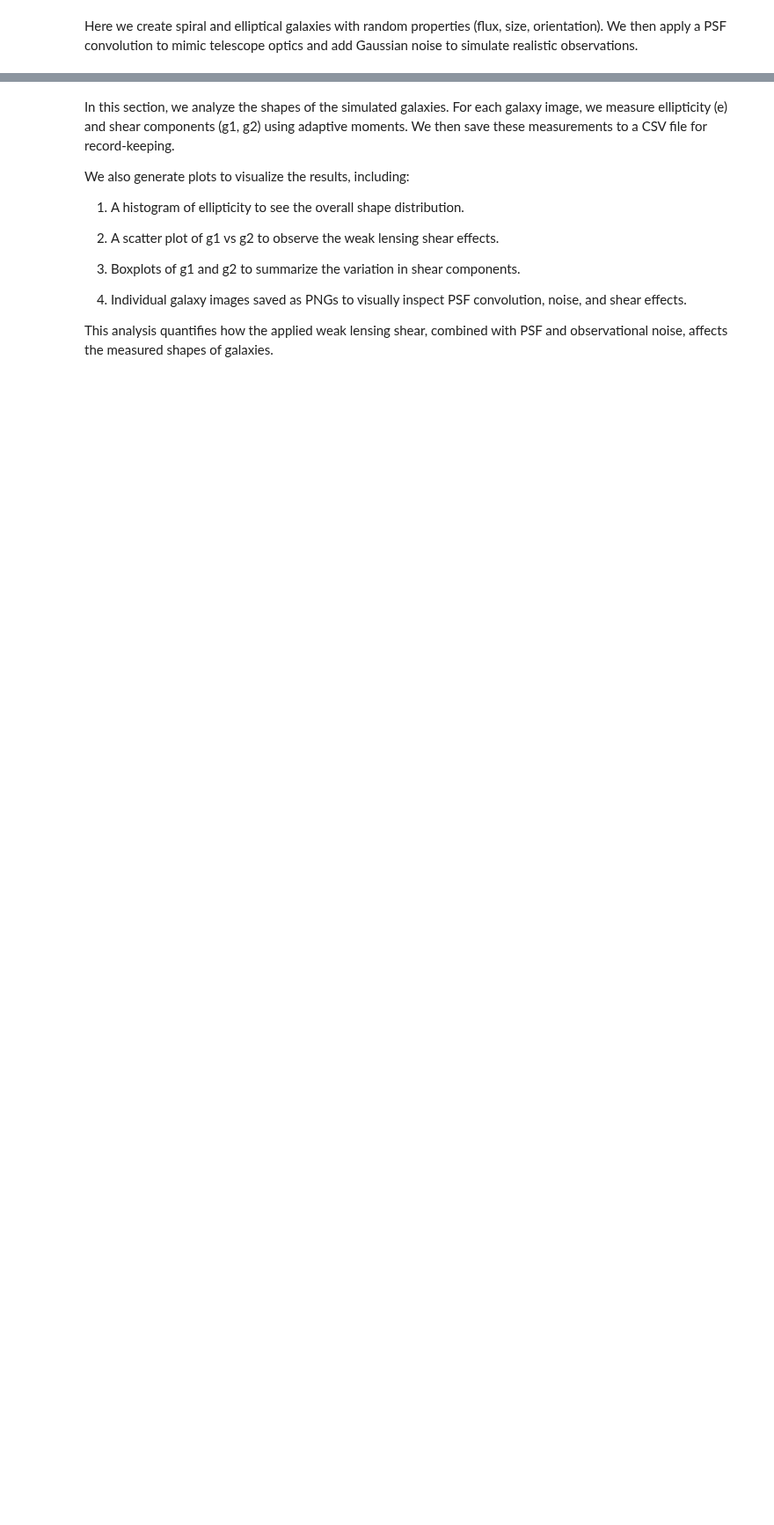
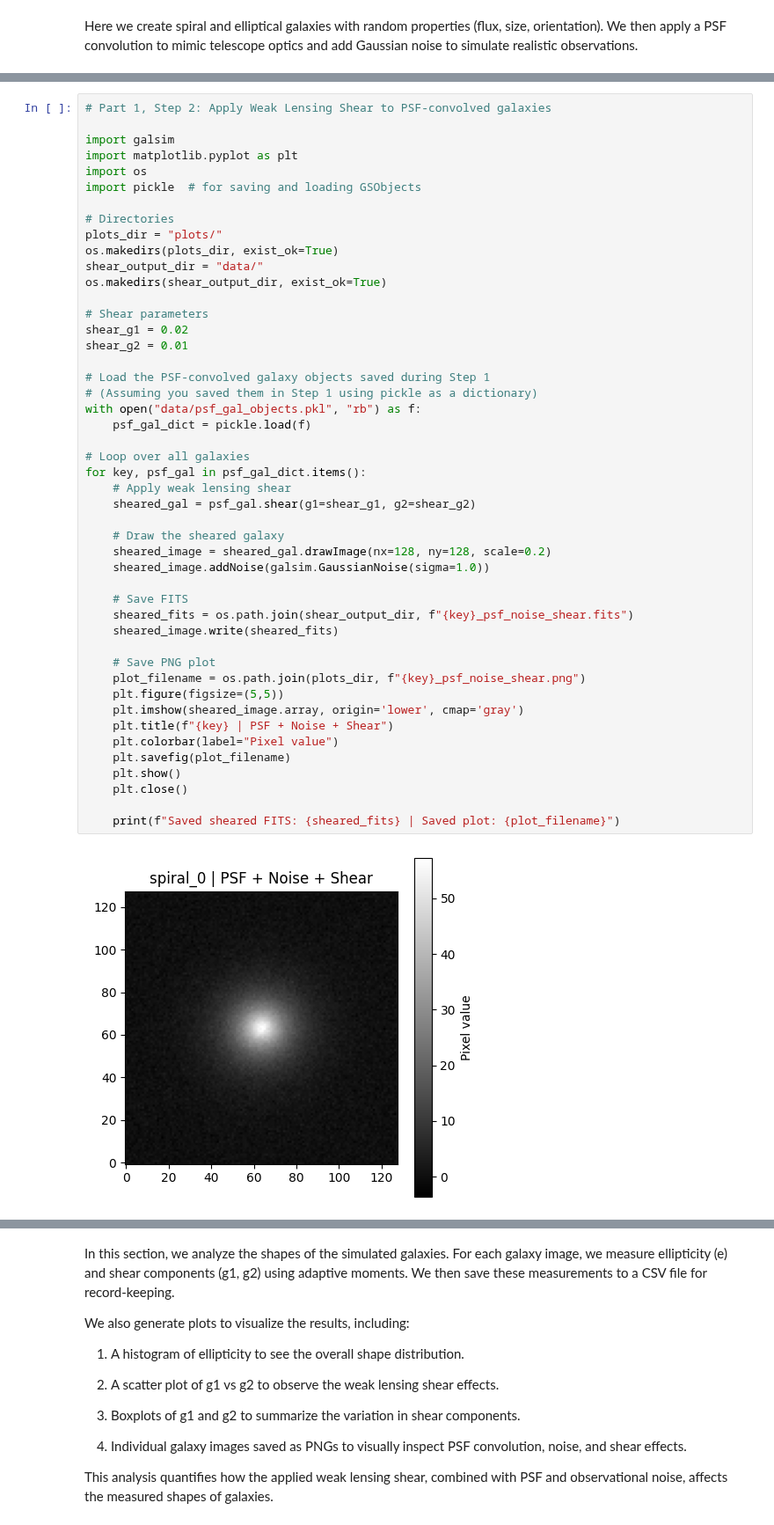
Before and after one commit to Najiya234/Galaxy_Lensing, a Jupyter notebook: Galaxy_Lensing.ipynb, the cells around one changed output, grey strips where cells are left out. Shown at 88% size. Cells and saved outputs as stored; diff of their text form; blank space fills up the shorter version.

```diff
--- a/Galaxy_Lensing.ipynb
+++ b/Galaxy_Lensing.ipynb
@@ -181,0 +151,49 @@ Here we create plots showing the simulated galaxies and summarize measured ellip
+# %%
+# Part 1, Step 2: Apply Weak Lensing Shear to PSF-convolved galaxies
+
+import galsim
+import matplotlib.pyplot as plt
+import os
+import pickle  # for saving and loading GSObjects
+
+# Directories
+plots_dir = "plots/"
+os.makedirs(plots_dir, exist_ok=True)
+shear_output_dir = "data/"
+os.makedirs(shear_output_dir, exist_ok=True)
+
+# Shear parameters
+shear_g1 = 0.02
+shear_g2 = 0.01
+
+# Load the PSF-convolved galaxy objects saved during Step 1
+# (Assuming you saved them in Step 1 using pickle as a dictionary)
+with open("data/psf_gal_objects.pkl", "rb") as f:
+    psf_gal_dict = pickle.load(f)
+
+# Loop over all galaxies
+for key, psf_gal in psf_gal_dict.items():
+    # Apply weak lensing shear
+    sheared_gal = psf_gal.shear(g1=shear_g1, g2=shear_g2)
+
+    # Draw the sheared galaxy
+    sheared_image = sheared_gal.drawImage(nx=128, ny=128, scale=0.2)
+    sheared_image.addNoise(galsim.GaussianNoise(sigma=1.0))
+
+    # Save FITS
+    sheared_fits = os.path.join(shear_output_dir, f"{key}_psf_noise_shear.fits")
+    sheared_image.write(sheared_fits)
+
+    # Save PNG plot
+    plot_filename = os.path.join(plots_dir, f"{key}_psf_noise_shear.png")
+    plt.figure(figsize=(5,5))
+    plt.imshow(sheared_image.array, origin='lower', cmap='gray')
+    plt.title(f"{key} | PSF + Noise + Shear")
+    plt.colorbar(label="Pixel value")
+    plt.savefig(plot_filename)
+    plt.show()
+    plt.close()
+
+    print(f"Saved sheared FITS: {sheared_fits} | Saved plot: {plot_filename}")
+# %% [output]
+[figure, added]
```
Also changed, not shown: parts of 20 cells of this notebook.
